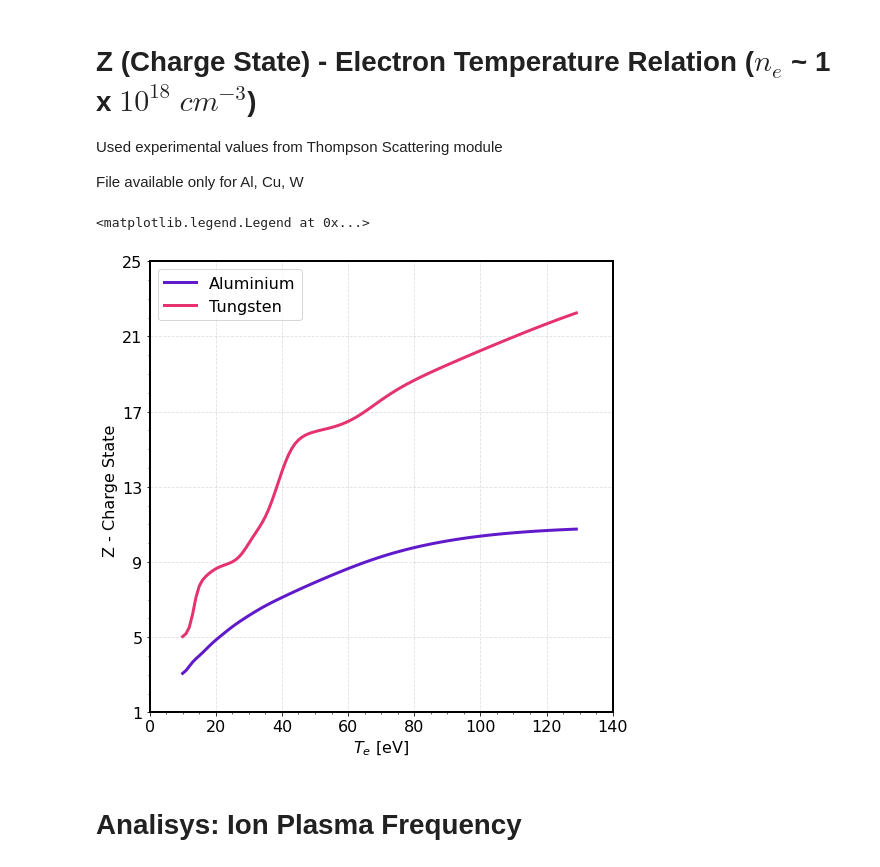
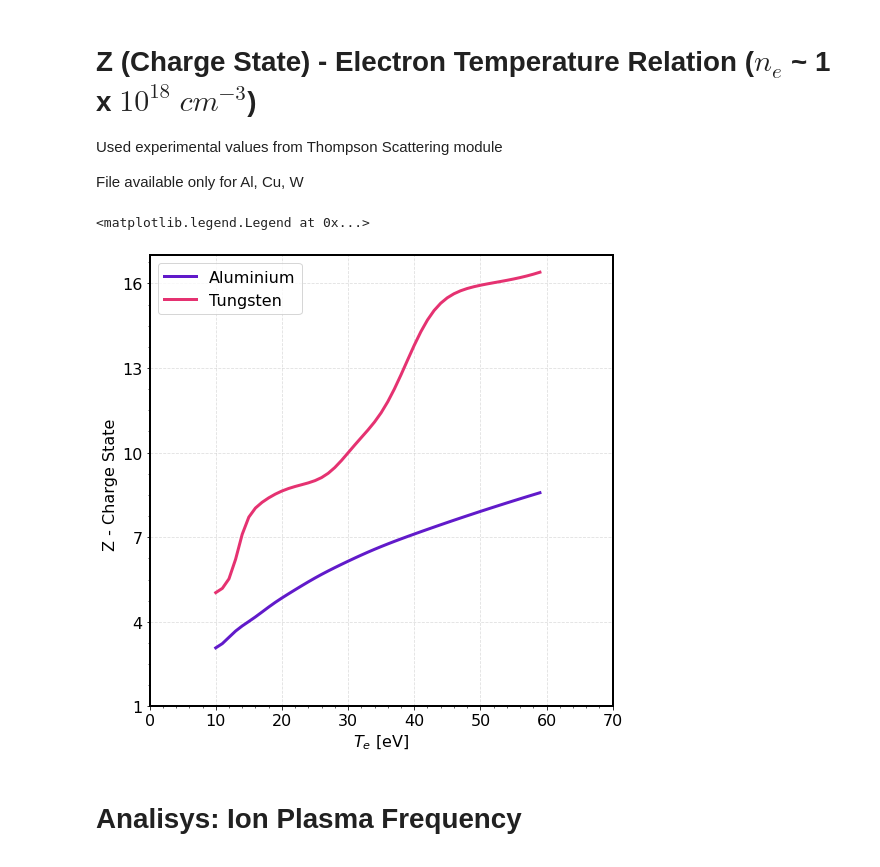
Before and after one commit to stemerlini/MagnetoRT, a Jupyter notebook: MagnetoRT.ipynb, the cells around one changed output. Drawn from its saved outputs; the diff is of its cells as text; code cells hidden in the pictures.

```diff
--- a/MagnetoRT.ipynb
+++ b/MagnetoRT.ipynb
@@ -124,16 +125,16 @@ class plasma:
 
         self.V_te   =   np.sqrt(kb*T_e/m_e)                         # Electron Thermal Speed
         self.V_ti   =   np.sqrt(kb*T_i/m_i)                         # Ion Thermal Speed
-        self.V_S    =   np.sqrt(kb*(self.Z*T_e+T_i)/m_i)                 # Sound Speed
+        self.V_S    =   np.sqrt(kb*(self.Z*T_e+T_i)/m_i)            # Sound Speed
         self.V_A    =   np.sqrt(B**2/(mu_0*n_i*m_i))                # Alfven Speed
 
         # Frequency
-        n_e         =   self.ne * 1e6
+        n_e         =   self.ne
         n_i         =   n_e/self.Z
         B           =   np.abs(self.B)
 
         self.om_ce  =   e*B/m_e                                                         # Electron Cyclotron frequency
-        self.om_ci  =   self.Z*e*B/m_i                                                       # Ion Cyclotron frequency
+        self.om_ci  =   self.Z*e*B/m_i                                                  # Ion Cyclotron frequency
         self.om_pe  =   np.sqrt(e**2*n_e/(epsilon_0*m_e))                               # Electron Plasma Frequency
         self.om_pi  =   np.sqrt(self.Z**2*e**2*n_i/(epsilon_0*m_i))                     # Ion Plasma Frequency
 
@@ -184,11 +185,14 @@ class plasma:
         round_to_n = lambda x, n: round(x, -int(np.floor(np.log10(np.abs(x)))) + (n - 1))
 
         # Create print list
-        ioninertiallength   =    'Ion Inertial Length  = '   +  str(np.format_float_scientific(self.delta_i, precision = 1, exp_digits=2))   + ' [cm]'
-        ionlarmorradius     =    'Ion Larmor Radius    = '   +  str(np.format_float_scientific(self.rho_i, precision = 1, exp_digits=2))     + ' [cm]'
-        ionplasmafrequency  =    'Ion Plasma Frequency = '   +  str(np.format_float_scientific(self.om_pi, precision = 1, exp_digits=2))     + ' [s^-1]'
+        ioninertiallength   =    'Ion Inertial Length   = '   +  str(np.format_float_scientific(self.delta_i, precision = 1, exp_digits=2))   + ' [cm]'
+        ionlarmorradius     =    'Ion Larmor Radius     = '   +  str(np.format_float_scientific(self.rho_i, precision = 1, exp_digits=2))     + ' [cm]'
+        ionplasmafrequency  =    'Ion Plasma Frequency  = '   +  str(np.format_float_scientific(self.om_pi, precision = 1, exp_digits=2))     + ' [s^-1]'
+        electrontemperature =    'Electron Temperature  = '   +  str(np.format_float_scientific(self.Te, precision = 1, exp_digits=2))        + ' [eV]'
+        iontemperature      =    'Ion Temperature       = '   +  str(np.format_float_scientific(self.Ti, precision = 1, exp_digits=2))        + ' [eV]'
+        chargestate         =    'Charge State - Z      = '   +  str(self.Z)
 
-        txtstr              =    ioninertiallength + '\n' + ionlarmorradius + '\n' + ionplasmafrequency + '\n'
+        txtstr              =    ioninertiallength + '\n' + ionlarmorradius + '\n' + ionplasmafrequency + '\n' + electrontemperature + '\n' + iontemperature + '\n' + chargestate
         print(txtstr)
 
     def MRTparams(self):
@@ -234,43 +259,42 @@ File available only for Al, Cu, W
 # %%
 # DEFINE PLASMA
 # -------------------------------------------------------------------------------------
-Te      =    np.arange(10,130)       # electron temperature eV
+Te      =    np.arange(10,60)       # electron temperature eV
 
-al_flow = {'A':27, 'ne': 6.8e18, 'Te': Te , 'V':3e6,  'L':0.2, 'Atw': 1, 'Zsrc': 'exp'}
-w_flow  = {'A':183,'ne': 1e18,   'Te': Te , 'V':4e6,  'L':0.2, 'Atw': 1, 'Zsrc': 'exp'}
+al_flow = {'A':27, 'ne': 6.8e18, 'Te': Te , 'Ti': Te, 'V':3e6,  'L':0.2, 'Atw': 1, 'Zsrc': 'exp', 'B': 5}
+w_flow  = {'A':183,'ne': 1e18,   'Te': Te , 'Ti': Te, 'V':4e6,  'L':0.2, 'Atw': 1, 'Zsrc': 'exp', 'B': 5}
 
 al  =   plasma(**al_flow)
 w   =   plasma(**w_flow)
 
 # PRETTY PLOT
 # --------------------------------------------------------------------------------------
 
 fig = plt.figure(figsize=(8.3,8.3))
 ax0 = fig.add_subplot()
 
 for axis in ['top','bottom','left','right']:
     ax0.spines[axis].set_linewidth(2)
 
 ax0.plot(Te, al.Z, lw = '3', color = '#611ACA',label='Aluminium')
 ax0.plot(Te, w.Z,  lw = '3', color = '#E53271',label='Tungsten')
 
 
-ax0.set_ylim([1,25])
-ax0.set_xlim([0,140])
-ax0.set_xticks(np.arange(0,141,20))
-ax0.set_yticks(np.arange(1,26,4))
-
+ax0.set_ylim([1,17])
+ax0.set_xlim([0,70])
+ax0.set_xticks(np.arange(0,71,10))
+ax0.set_yticks(np.arange(1,17,3))
 
 # Plot Properties
 ax0.tick_params(labelsize=16)
 ax0.grid(True, linestyle='--', alpha = 0.4)
 
 ax0.set_xlabel(r'$T_e$ [eV]', fontsize=16)
 ax0.set_ylabel(r'Z - Charge State ', fontsize=16)
 ax0.minorticks_on()
 ax0.legend(loc = 'best', fontsize = 16)
 # %% [output]
 <matplotlib.legend.Legend at 0x...>
-[figure, old version]
+[figure, new version]
 # %% [markdown]
 # Analisys: Ion Plasma Frequency
```
Also changed, not shown: parts of 3 cells of this notebook.
